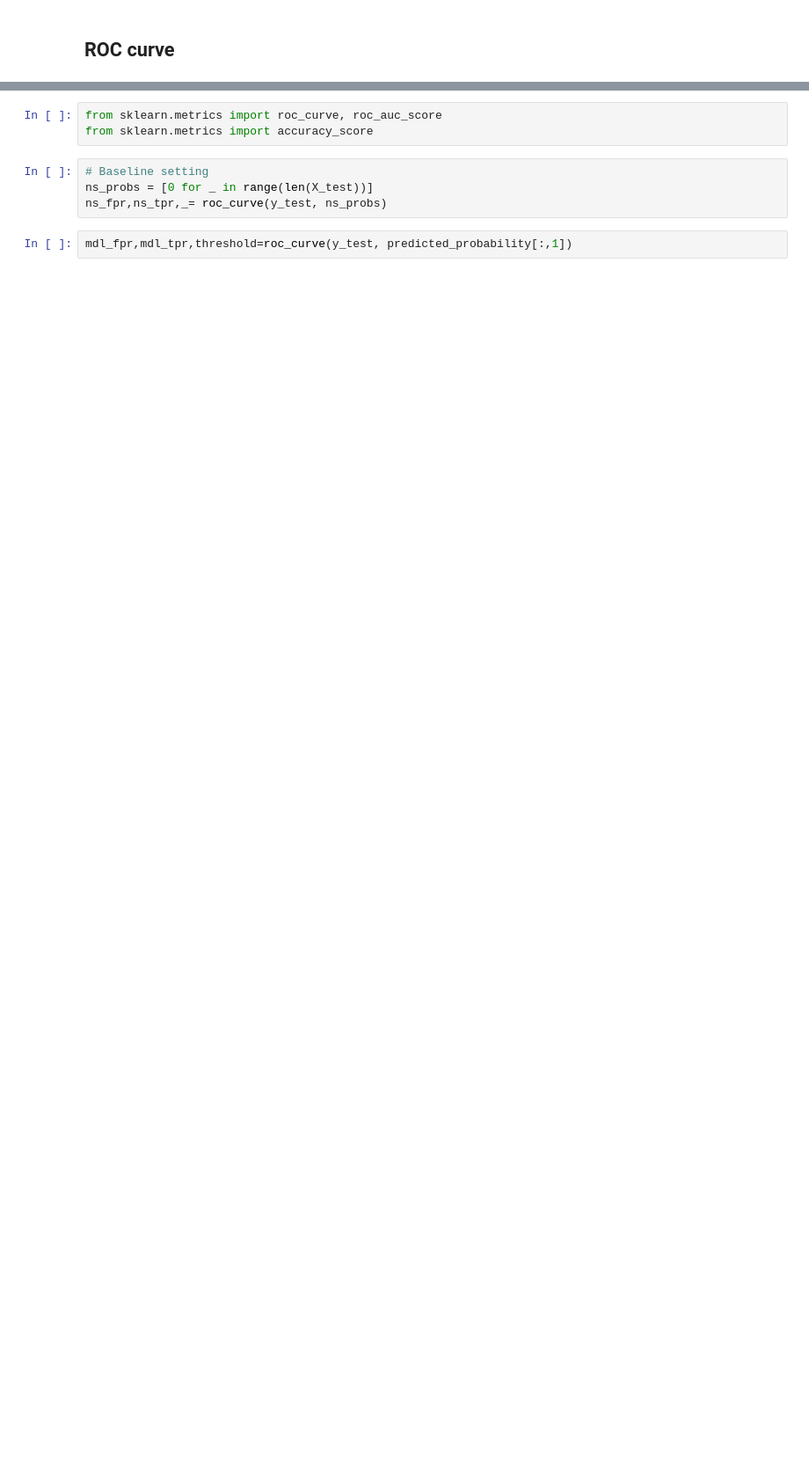
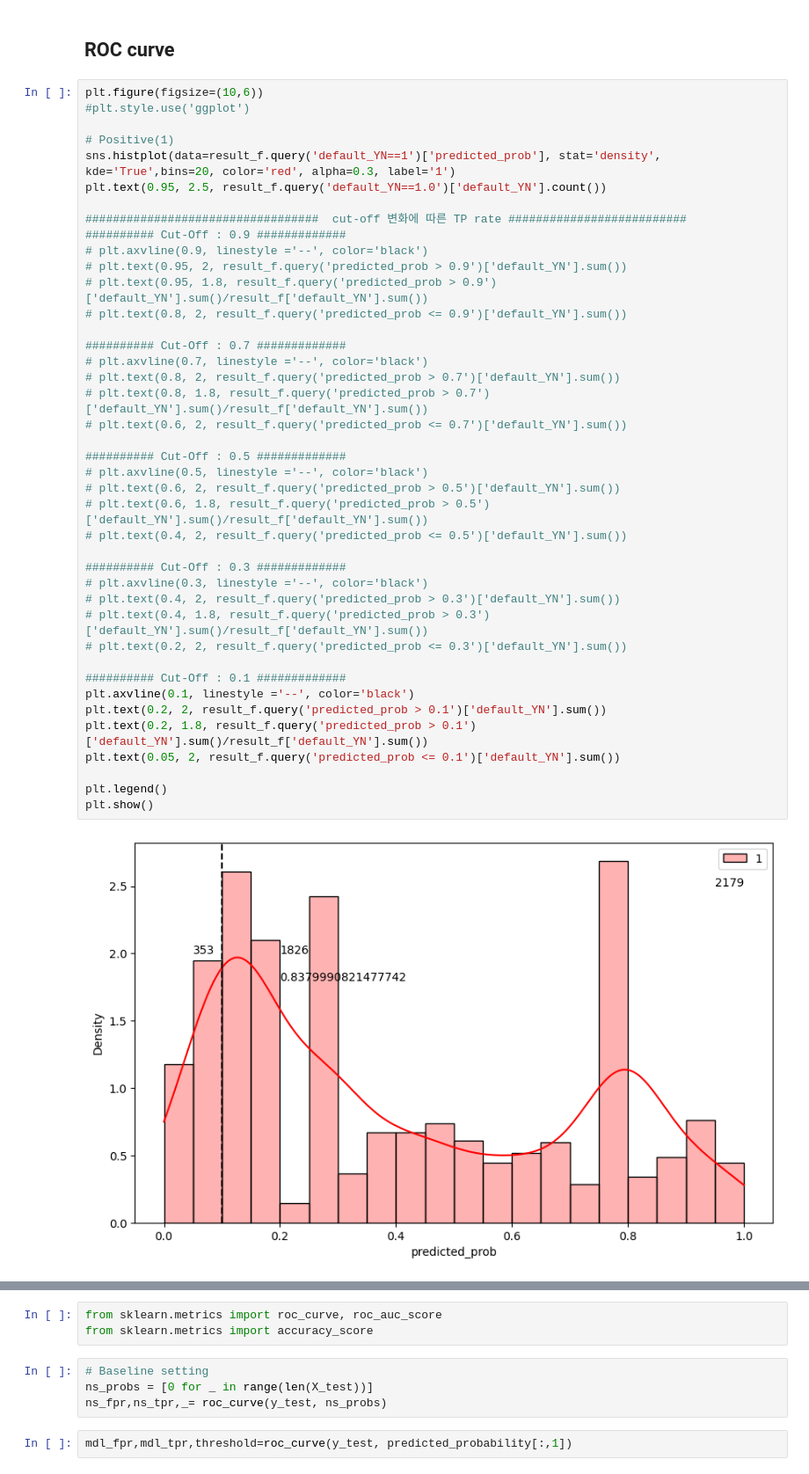
Before and after one commit to datadigger01/datamining, a Jupyter notebook: Evaluation.ipynb, the cells around one changed output, grey strips where cells are left out. Shown at 88% size. Drawn from its saved outputs; the diff is of its cells as text; blank space fills up the shorter version.

```diff
--- a/Evaluation.ipynb
+++ b/Evaluation.ipynb
@@ -220,2 +230,45 @@ plt.show()
 # %% [markdown]
 ## ROC curve
+# %%
+plt.figure(figsize=(10,6))
+#plt.style.use('ggplot')
+
+# Positive(1)
+sns.histplot(data=result_f.query('default_YN==1')['predicted_prob'], stat='density', kde='True',bins=20, color='red', alpha=0.3, label='1')
+plt.text(0.95, 2.5, result_f.query('default_YN==1.0')['default_YN'].count())
+
+##################################  cut-off 변화에 따른 TP rate ##########################
+########## Cut-Off : 0.9 #############
+# plt.axvline(0.9, linestyle ='--', color='black')
+# plt.text(0.95, 2, result_f.query('predicted_prob > 0.9')['default_YN'].sum())
+# plt.text(0.95, 1.8, result_f.query('predicted_prob > 0.9')['default_YN'].sum()/result_f['default_YN'].sum())
+# plt.text(0.8, 2, result_f.query('predicted_prob <= 0.9')['default_YN'].sum())
+
+########## Cut-Off : 0.7 #############
+# plt.axvline(0.7, linestyle ='--', color='black')
+# plt.text(0.8, 2, result_f.query('predicted_prob > 0.7')['default_YN'].sum())
+# plt.text(0.8, 1.8, result_f.query('predicted_prob > 0.7')['default_YN'].sum()/result_f['default_YN'].sum())
+# plt.text(0.6, 2, result_f.query('predicted_prob <= 0.7')['default_YN'].sum())
+
+########## Cut-Off : 0.5 #############
+# plt.axvline(0.5, linestyle ='--', color='black')
+# plt.text(0.6, 2, result_f.query('predicted_prob > 0.5')['default_YN'].sum())
+# plt.text(0.6, 1.8, result_f.query('predicted_prob > 0.5')['default_YN'].sum()/result_f['default_YN'].sum())
+# plt.text(0.4, 2, result_f.query('predicted_prob <= 0.5')['default_YN'].sum())
+
+########## Cut-Off : 0.3 #############
+# plt.axvline(0.3, linestyle ='--', color='black')
+# plt.text(0.4, 2, result_f.query('predicted_prob > 0.3')['default_YN'].sum())
+# plt.text(0.4, 1.8, result_f.query('predicted_prob > 0.3')['default_YN'].sum()/result_f['default_YN'].sum())
+# plt.text(0.2, 2, result_f.query('predicted_prob <= 0.3')['default_YN'].sum())
+
+########## Cut-Off : 0.1 #############
+plt.axvline(0.1, linestyle ='--', color='black')
+plt.text(0.2, 2, result_f.query('predicted_prob > 0.1')['default_YN'].sum())
+plt.text(0.2, 1.8, result_f.query('predicted_prob > 0.1')['default_YN'].sum()/result_f['default_YN'].sum())
+plt.text(0.05, 2, result_f.query('predicted_prob <= 0.1')['default_YN'].sum())
+
+plt.legend()
+plt.show()
+# %% [output]
+[figure, added]
```
Also changed, not shown: parts of 11 cells of this notebook.
